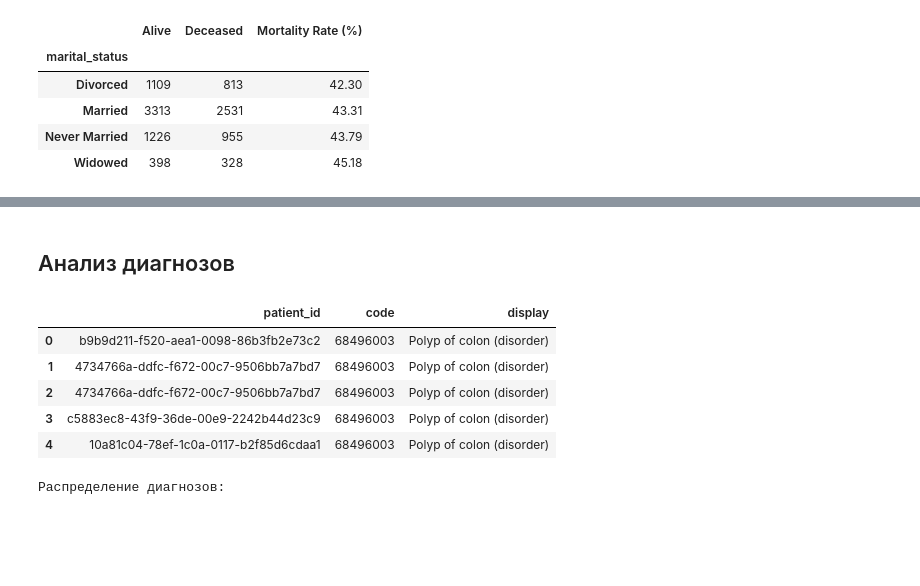
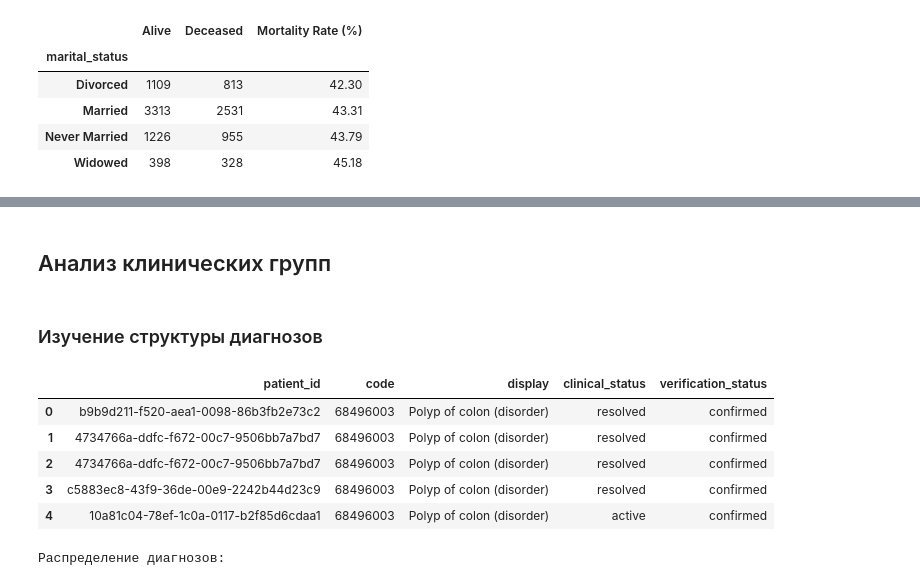
Before and after one commit to BalshowAndrew/oncology_fhir_analytics, a Jupyter notebook: notebooks/01_eda_clickhouse.ipynb, the cells around one changed output, grey strips where cells are left out. Drawn from its saved outputs; the diff is of its cells as text; code cells hidden in the pictures; blank space fills up the shorter version.

```diff
--- a/notebooks/01_eda_clickhouse.ipynb
+++ b/notebooks/01_eda_clickhouse.ipynb
@@ -175,21 +204,25 @@ marital_status_death_ct
 # %% [markdown]
-## Анализ диагнозов
+## Анализ клинических групп
+# %% [markdown]
+### Изучение структуры диагнозов
 # %%
 df_conditions = query_df("""
 SELECT
     patient_id,
     code,
     display,
+    clinical_status,
+    verification_status
 FROM oncology.conditions
 """)
 df_conditions.head()
 # %% [output]
-|  | patient_id | code | display |
-| 0 | b9b9d211-f520-aea1-0098-86b3fb2e73c2 | 68496003 | Polyp of colon (disorder) |
-| 1 | 4734766a-ddfc-f672-00c7-9506bb7a7bd7 | 68496003 | Polyp of colon (disorder) |
-| 2 | 4734766a-ddfc-f672-00c7-9506bb7a7bd7 | 68496003 | Polyp of colon (disorder) |
-| 3 | c5883ec8-43f9-36de-00e9-2242b44d23c9 | 68496003 | Polyp of colon (disorder) |
-| 4 | 10a81c04-78ef-1c0a-0117-b2f85d6cdaa1 | 68496003 | Polyp of colon (disorder) |
+|  | patient_id | code | display | clinical_status | verification_status |
+| 0 | b9b9d211-f520-aea1-0098-86b3fb2e73c2 | 68496003 | Polyp of colon (disorder) | resolved | confirmed |
+| 1 | 4734766a-ddfc-f672-00c7-9506bb7a7bd7 | 68496003 | Polyp of colon (disorder) | resolved | confirmed |
+| 2 | 4734766a-ddfc-f672-00c7-9506bb7a7bd7 | 68496003 | Polyp of colon (disorder) | resolved | confirmed |
+| 3 | c5883ec8-43f9-36de-00e9-2242b44d23c9 | 68496003 | Polyp of colon (disorder) | resolved | confirmed |
+| 4 | 10a81c04-78ef-1c0a-0117-b2f85d6cdaa1 | 68496003 | Polyp of colon (disorder) | active | confirmed |
 # %%
 print("Распределение диагнозов:")
 condition_counts = df_conditions[['code','display']].value_counts().reset_index()
```
Also changed, not shown: parts of 16 cells of this notebook, 2 other files.
